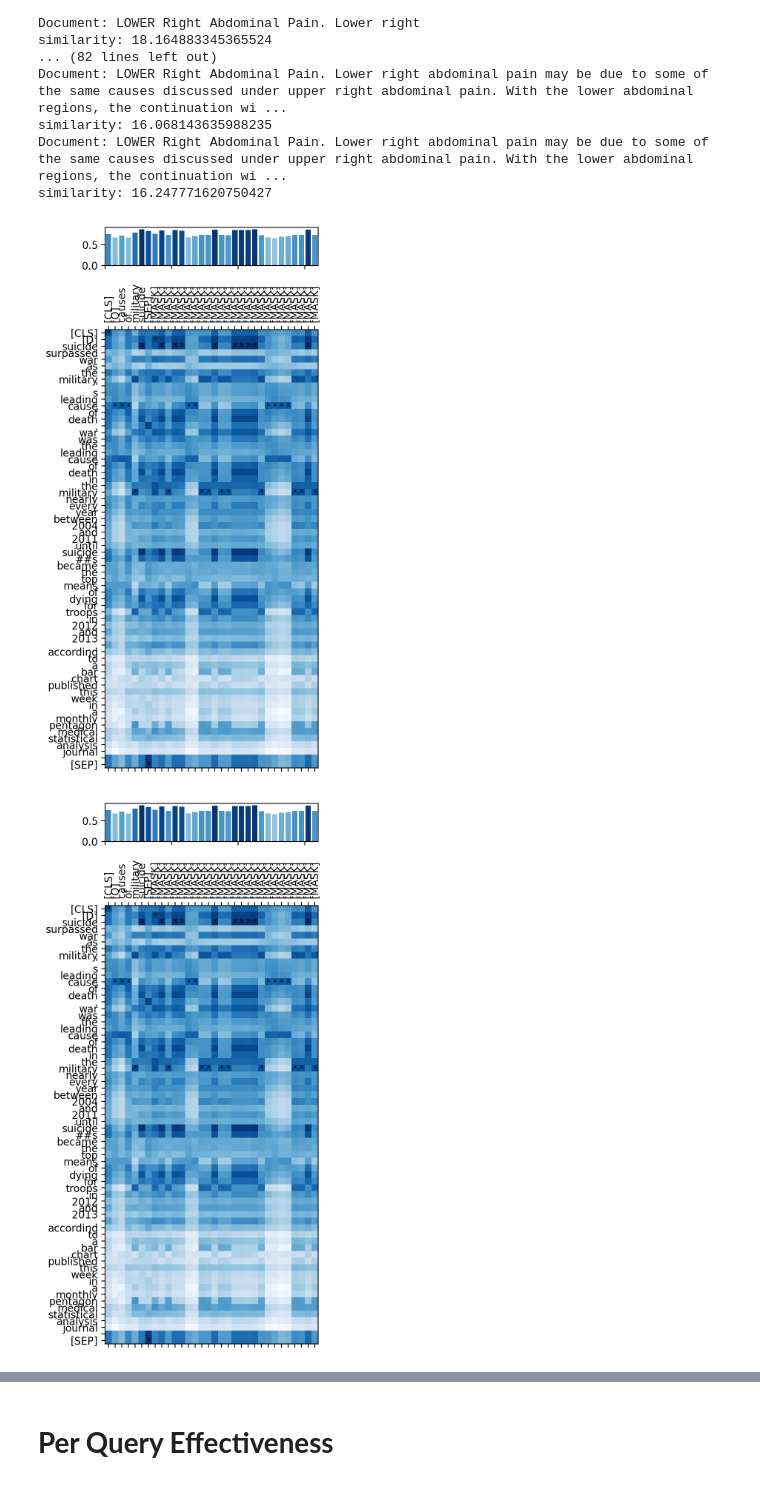
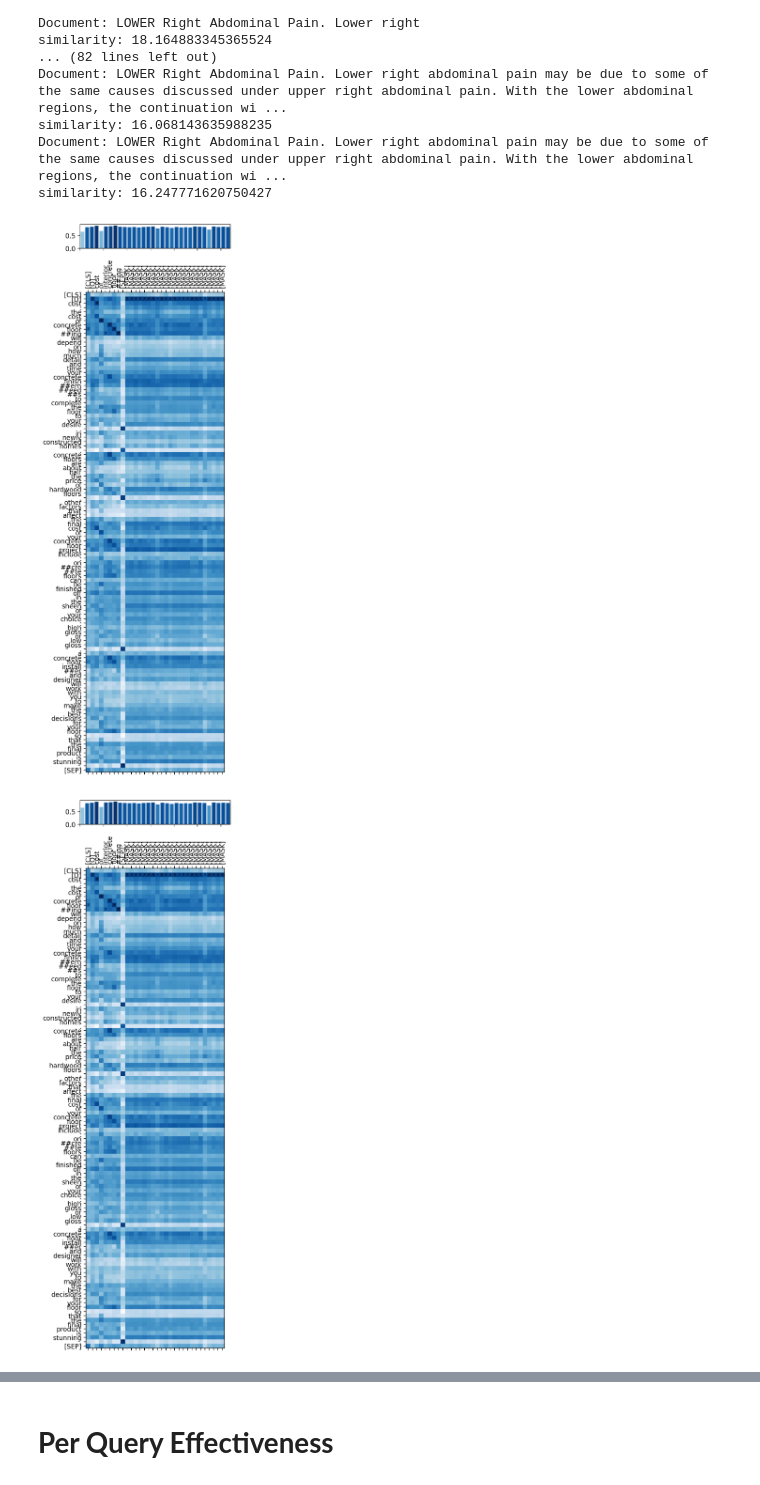
Before and after one commit to hammadkhann/Effective-CLS-Token-Representation-for-ColBERT-A-Step-Towards-Reducing-the-Storage-Cost, a Jupyter notebook: MS_MARCO_Effective_Dense_Passage_Retrieval.ipynb, the cells around one changed output, grey strips where cells are left out. Cells and saved outputs as stored; diff of their text form; code cells hidden in the pictures.

Commit message:
added colCondenser with hard negatives experiment

```diff
--- a/MS_MARCO_Effective_Dense_Passage_Retrieval.ipynb
+++ b/MS_MARCO_Effective_Dense_Passage_Retrieval.ipynb
@@ -724,10 +863,10 @@ pt.Experiment(
 | 4 | DPH >> ColCondenser_Q_pruned | 0.603885 | 0.323626 | 0.892442 |
 # %% [markdown]
 # **Deep Dive**
+# %%
+colbert_baseline = colCondenser_factory.text_scorer()(df)
 # %%
-colCondenser = colcondenser_50k_factory.text_scorer(colcondenser_50k_factory)(df)
+colCondenser = colCondenser_hn_900_factory.text_scorer()(df)
-# %%
-colbert_baseline = craig_factory.text_scorer()(df)
 # %%
 baseline_merge = pd.merge(colbert_baseline.groupby('qid').head(10), df, how='left', on = 'docno')
 baseline_merge.drop(['qid_y', 'rank_y','score_y','query_y','docid'], axis=1, inplace=True)
@@ -862,9 +1023,9 @@ def _explain(self, query, embsD, idsD):
     #fig.subplots_adjust(hspace=-0.37)
     return fig
 # %%
-baseline_doc = baseline_merge[baseline_merge["qid"] == "87452"].iloc[0][5]
-ColCondenser_doc = token_overlap_merge[baseline_merge["qid"] == "87452"].iloc[0][5]
-query = baseline_merge[baseline_merge["qid"] == "87452"].iloc[0][1]
+baseline_doc = df1[df1["qid"] == "104861"].iloc[0][5]
+ColCondenser_doc = df2[df2["qid"] == "104861"].iloc[0][5]
+query = df1[df1["qid"] == "104861"].iloc[0][1]
 print(baseline_doc)
 print(ColCondenser_doc)
 print(query)
@@ -915,8 +1076,8 @@ similarity: 16.068143635988235
 Document: LOWER Right Abdominal Pain. Lower right abdominal pain may be due to some of the same causes discussed under upper right abdominal pain. With the lower abdominal regions, the continuation wi ...
 similarity: 16.247771620750427
 # %%
-explain_text(craig_factory, query = query, document = ColCondenser_doc)
+explain_text(colCondenser_factory, query=query, document = ColCondenser_doc)
 # %% [output]
-[figure, old version]
+[figure, new version]
-[figure, old version]
+[figure, new version]
 # %%
```
Also changed, not shown: parts of 39 cells of this notebook.
